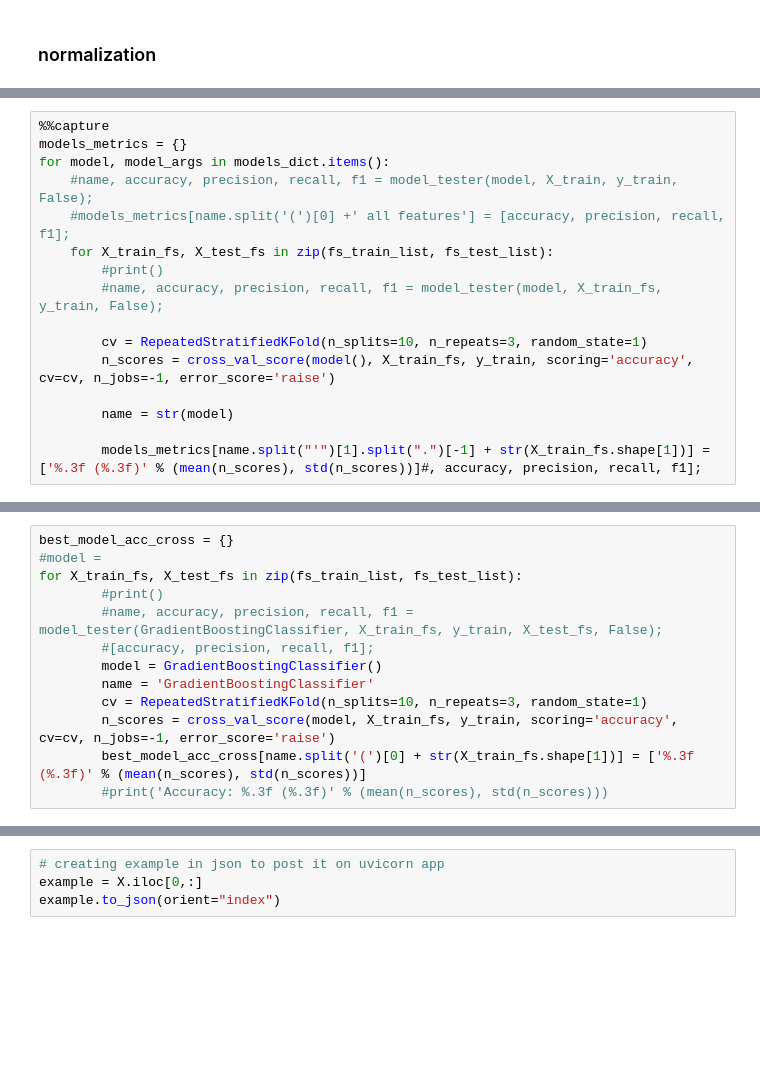
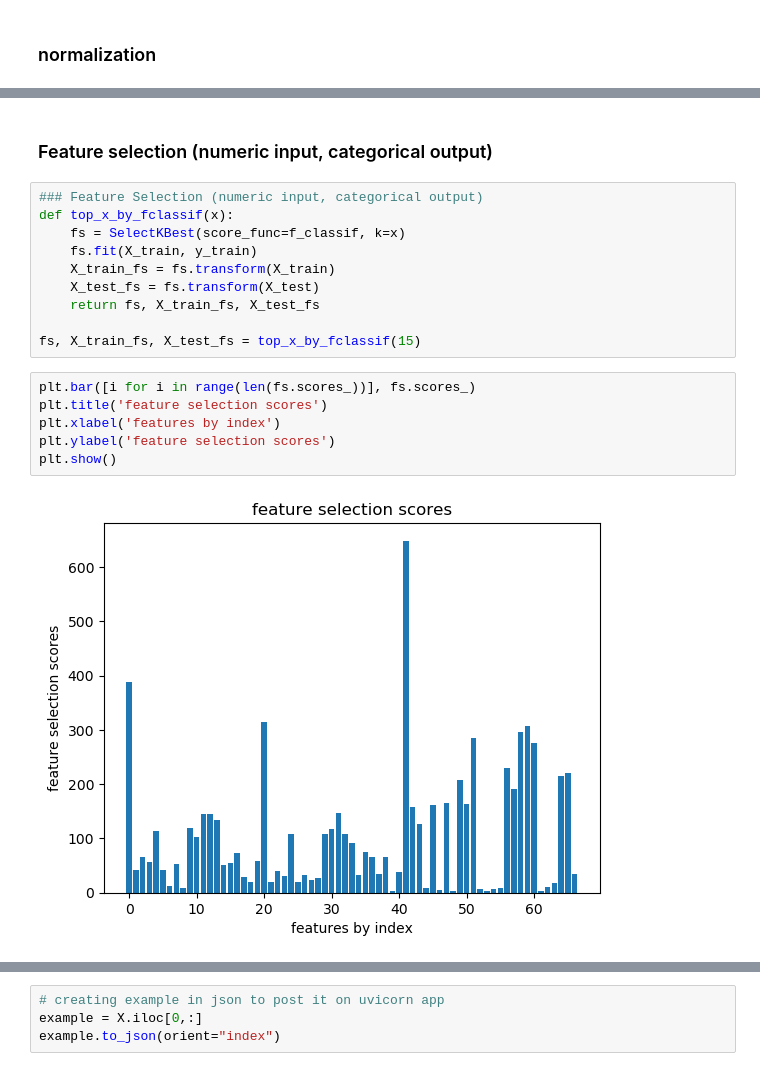
Before and after one commit to hubruk/predicting_profitable_customer_segments, a Jupyter notebook: predicting_profitable_customer_groups_Kruk.ipynb, the cells around one changed output, grey strips where cells are left out. Saved outputs shown, nothing was run; the diff lists cells and outputs as text; blank space fills up the shorter version.

```diff
--- a/predicting_profitable_customer_groups_Kruk.ipynb
+++ b/predicting_profitable_customer_groups_Kruk.ipynb
@@ -390,16 +133,0 @@ models_metrics_df.style.highlight_max(color = 'green', axis = 0)
-# %%
-%%capture
-models_metrics = {}
-for model, model_args in models_dict.items():
-    #name, accuracy, precision, recall, f1 = model_tester(model, X_train, y_train, False);
-    #models_metrics[name.split('(')[0] +' all features'] = [accuracy, precision, recall, f1];
-    for X_train_fs, X_test_fs in zip(fs_train_list, fs_test_list):
-        #print()
-        #name, accuracy, precision, recall, f1 = model_tester(model, X_train_fs, y_train, False);
-
-        cv = RepeatedStratifiedKFold(n_splits=10, n_repeats=3, random_state=1)
-        n_scores = cross_val_score(model(), X_train_fs, y_train, scoring='accuracy', cv=cv, n_jobs=-1, error_score='raise')
-
-        name = str(model)
-
-        models_metrics[name.split("'")[1].split(".")[-1] + str(X_train_fs.shape[1])] = ['%.3f (%.3f)' % (mean(n_scores), std(n_scores))]#, accuracy, precision, recall, f1];
@@ -437,13 +133,0 @@ X_train_fs.shape, X_test_fs.shape
-# %%
-best_model_acc_cross = {}
-#model =
-for X_train_fs, X_test_fs in zip(fs_train_list, fs_test_list):
-        #print()
-        #name, accuracy, precision, recall, f1 = model_tester(GradientBoostingClassifier, X_train_fs, y_train, X_test_fs, False);
-        #[accuracy, precision, recall, f1];
-        model = GradientBoostingClassifier()
-        name = 'GradientBoostingClassifier'
-        cv = RepeatedStratifiedKFold(n_splits=10, n_repeats=3, random_state=1)
-        n_scores = cross_val_score(model, X_train_fs, y_train, scoring='accuracy', cv=cv, n_jobs=-1, error_score='raise')
-        best_model_acc_cross[name.split('(')[0] + str(X_train_fs.shape[1])] = ['%.3f (%.3f)' % (mean(n_scores), std(n_scores))]
-        #print('Accuracy: %.3f (%.3f)' % (mean(n_scores), std(n_scores)))
@@ -523,0 +180,20 @@ model.predict(X_test).shape
+# %% [markdown]
+### Feature selection (numeric input, categorical output)
+# %%
+### Feature Selection (numeric input, categorical output)
+def top_x_by_fclassif(x):
+	fs = SelectKBest(score_func=f_classif, k=x)
+	fs.fit(X_train, y_train)
+	X_train_fs = fs.transform(X_train)
+	X_test_fs = fs.transform(X_test)
+	return fs, X_train_fs, X_test_fs
+
+fs, X_train_fs, X_test_fs = top_x_by_fclassif(15)
+# %%
+plt.bar([i for i in range(len(fs.scores_))], fs.scores_)
+plt.title('feature selection scores')
+plt.xlabel('features by index')
+plt.ylabel('feature selection scores')
+plt.show()
+# %% [output]
+[figure, added]
```
Also changed, not shown: parts of 74 cells of this notebook, 2 other files.
